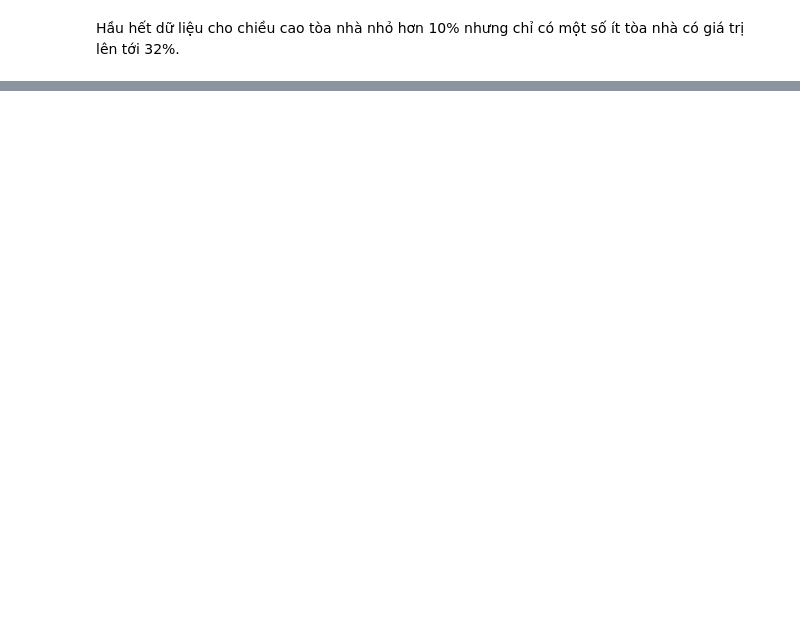
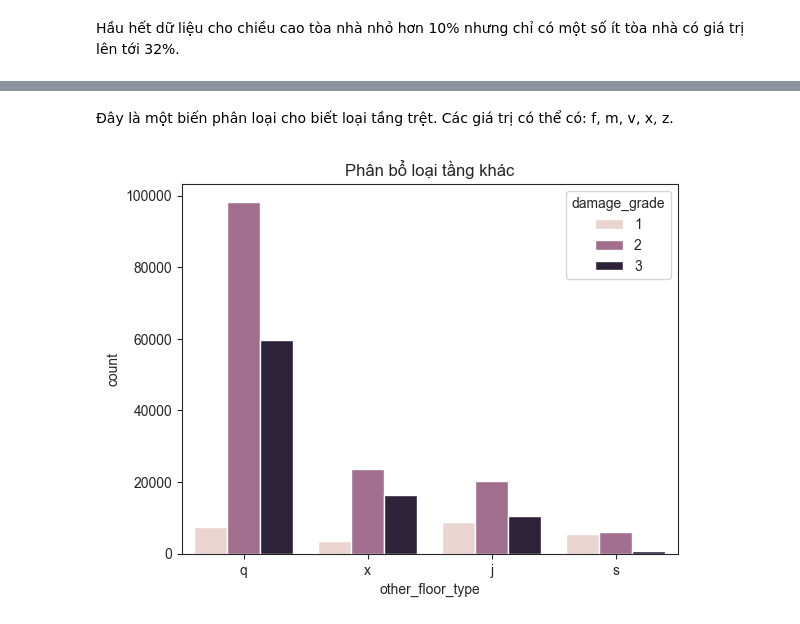
Before and after one commit to hoandhh/ML_Earthquake_Damage, a Jupyter notebook: Final.ipynb, the cells around one changed output, grey strips where cells are left out. Cells and saved outputs as stored; diff of their text form; code cells hidden in the pictures; blank space fills up the shorter version.

```diff
--- a/Final.ipynb
+++ b/Final.ipynb
@@ -199,0 +230,8 @@ Hầu hết dữ liệu cho chiều cao tòa nhà nhỏ hơn 10% nhưng chỉ c
+# %% [markdown]
+Đây là một biến phân loại cho biết loại tầng trệt. Các giá trị có thể có: f, m, v, x, z.
+# %%
+sns.countplot(x = train_value["other_floor_type"], hue = train_labels["damage_grade"])
+plt.title("Phân bổ loại tầng khác")
+plt.show()
+# %% [output]
+[figure, added]
```
Also changed, not shown: parts of 61 cells of this notebook, 1 other file.
